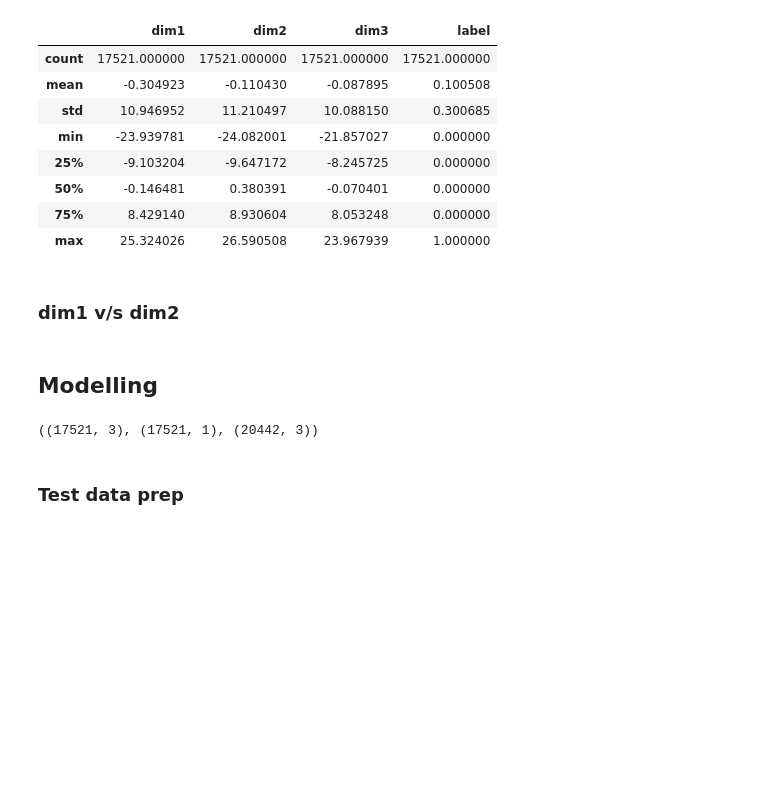
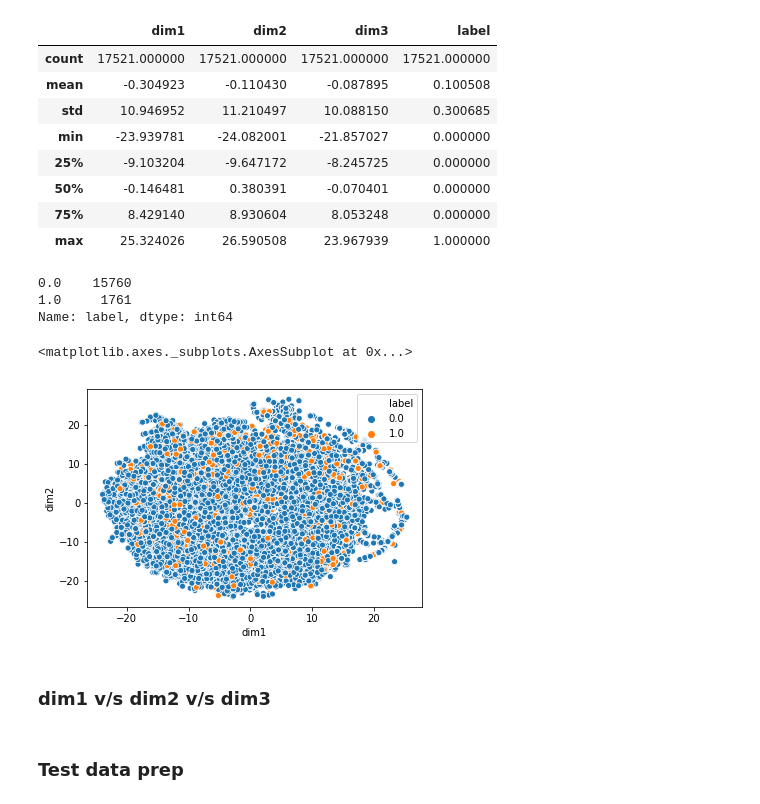
Before and after one commit to Shalakam/banking-behaviour-scorecard, a Jupyter notebook: kernel.ipynb, the cells around one changed output. Cells and saved outputs as stored; diff of their text form; code cells hidden in the pictures; blank space fills up the shorter version.

```diff
--- a/kernel.ipynb
+++ b/kernel.ipynb
@@ -153,3 +162,6 @@ null_cols(y,y.columns)
  n | divergence | time
 ---|---| ---
 3| 1.552975 | 50 mins
+# %%
+tsne_data = np.load("tsne.npy")
+tsne_data
@@ -156,7 +176,8 @@ null_cols(y,y.columns)
 # %%
-if X.isna().sum().sum() < 1:
-  model = TSNE(n_components=3,random_state=0,verbose=1)
-  tsne_data = model.fit_transform(X)
-  np.save('tsne',tsne_data)
-else:
-  print('Null vals present')
+if tsne_data is None :
+  if X.isna().sum().sum() < 1:
+    model = TSNE(n_components=3,random_state=0,verbose=1)
+    tsne_data = model.fit_transform(X)
+    np.save('tsne',tsne_data)
+  else:
+    print('Null vals present')
@@ -234,18 +237,24 @@ dfa.describe()
 | 50% | -0.146481 | 0.380391 | -0.070401 | 0.000000 |
 | 75% | 8.429140 | 8.930604 | 8.053248 | 0.000000 |
 | max | 25.324026 | 26.590508 | 23.967939 | 1.000000 |
+# %%
+# checking the distribution per labels
+dfa['label'].value_counts()
+# %% [output]
+0.0    15760
+1.0     1761
+Name: label, dtype: int64
+# %%
+ax = sns.scatterplot(data=dfa,x='dim1',y='dim2',hue='label')
+# %% [output]
+<matplotlib.axes._subplots.AxesSubplot at 0x...>
+[figure, added]
 # %% [markdown]
-### dim1 v/s dim2
+### dim1 v/s dim2 v/s dim3
 # %%
 ax = sns.FacetGrid(dfa,hue="label",height=6).map(sns.distplot,'dim1').add_legend()
 ax1 = sns.FacetGrid(dfa,hue="label",height=6).map(sns.distplot,'dim2').add_legend()
 ax3 = sns.FacetGrid(dfa,hue="label",height=6).map(sns.distplot,'dim3').add_legend()
-# %% [markdown]
-## Modelling
-# %%
-X_train.shape, y.shape, X_test.shape
-# %% [output]
-((17521, 3), (17521, 1), (20442, 3))
 # %% [markdown]
 ### Test data prep
 # %%
```
Also changed, not shown: parts of 44 cells of this notebook.
